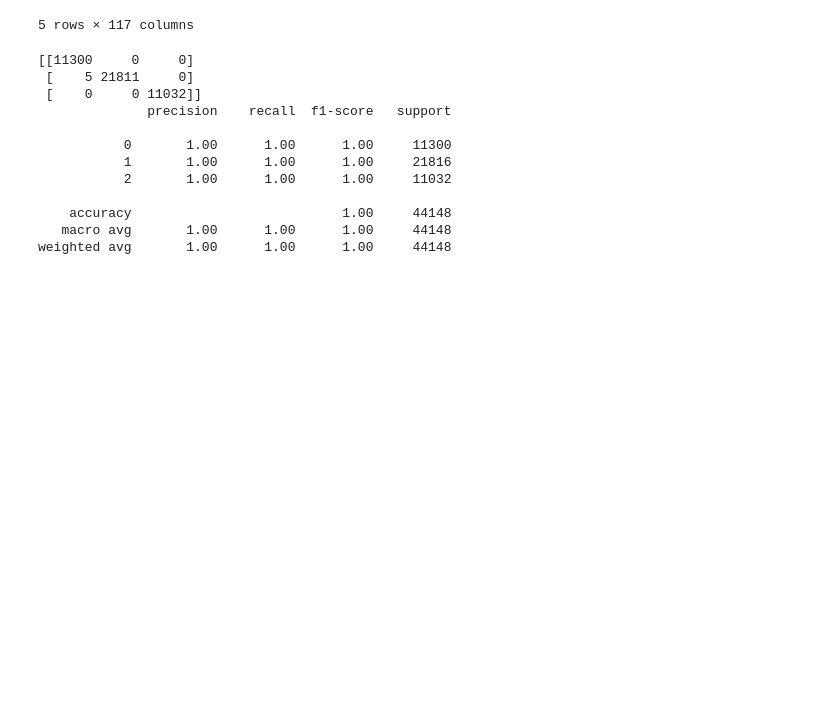
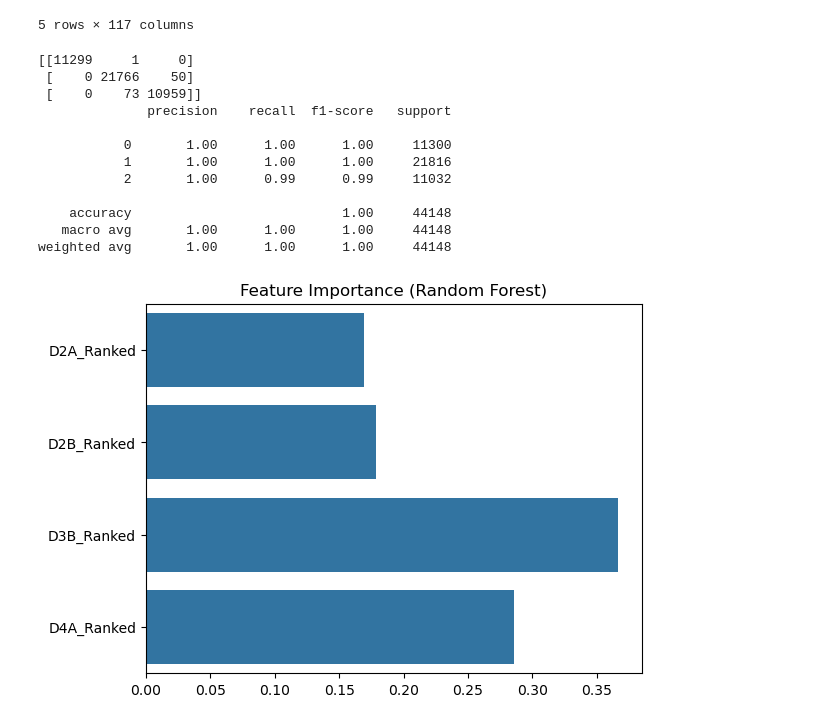
Before and after one commit to joinja01/Joiner_Norton_Walkability, a Jupyter notebook: walkability.ipynb, the cells around one changed output. Cells and saved outputs as stored; diff of their text form; code cells hidden in the pictures; blank space fills up the shorter version.

```diff
--- a/walkability.ipynb
+++ b/walkability.ipynb
@@ -30,37 +31,43 @@ def classify_walkability(score):
     elif score <= q3:
         return 1  # Medium
     else:
         return 2  # High
 
 df['Walkability_Label'] = df['NatWalkInd'].apply(classify_walkability)
 
 features = ['D2A_Ranked', 'D2B_Ranked', 'D3B_Ranked', 'D4A_Ranked']
 X = df[features]
 y = df['Walkability_Label']
 
 X_train, X_test, y_train, y_test = train_test_split(X, y, test_size=0.2, random_state=42)
 
 scaler = StandardScaler()
 X_train = scaler.fit_transform(X_train)
 X_test = scaler.transform(X_test)
 
-classification = LogisticRegression(multi_class='multinomial', solver='lbfgs', max_iter=1000)
-classification.fit(X_train, y_train)
+rf = RandomForestClassifier(random_state=42)
+rf.fit(X_train, y_train)
 
-y_pred = classification.predict(X_test)
+y_pred = rf.predict(X_test)
 
 print(confusion_matrix(y_test, y_pred))
 print(classification_report(y_test, y_pred))
+
+importances = rf.feature_importances_
+sns.barplot(x=importances, y=features)
+plt.title("Feature Importance (Random Forest)")
+plt.show()
 # %% [output]
-[[11300     0     0]
- [    5 21811     0]
- [    0     0 11032]]
+[[11299     1     0]
+ [    0 21766    50]
+ [    0    73 10959]]
               precision    recall  f1-score   support
 
            0       1.00      1.00      1.00     11300
            1       1.00      1.00      1.00     21816
-           2       1.00      1.00      1.00     11032
+           2       1.00      0.99      0.99     11032
 
     accuracy                           1.00     44148
    macro avg       1.00      1.00      1.00     44148
 weighted avg       1.00      1.00      1.00     44148
+[figure, added]
```
Also changed, not shown: parts of 1 cell of this notebook.
